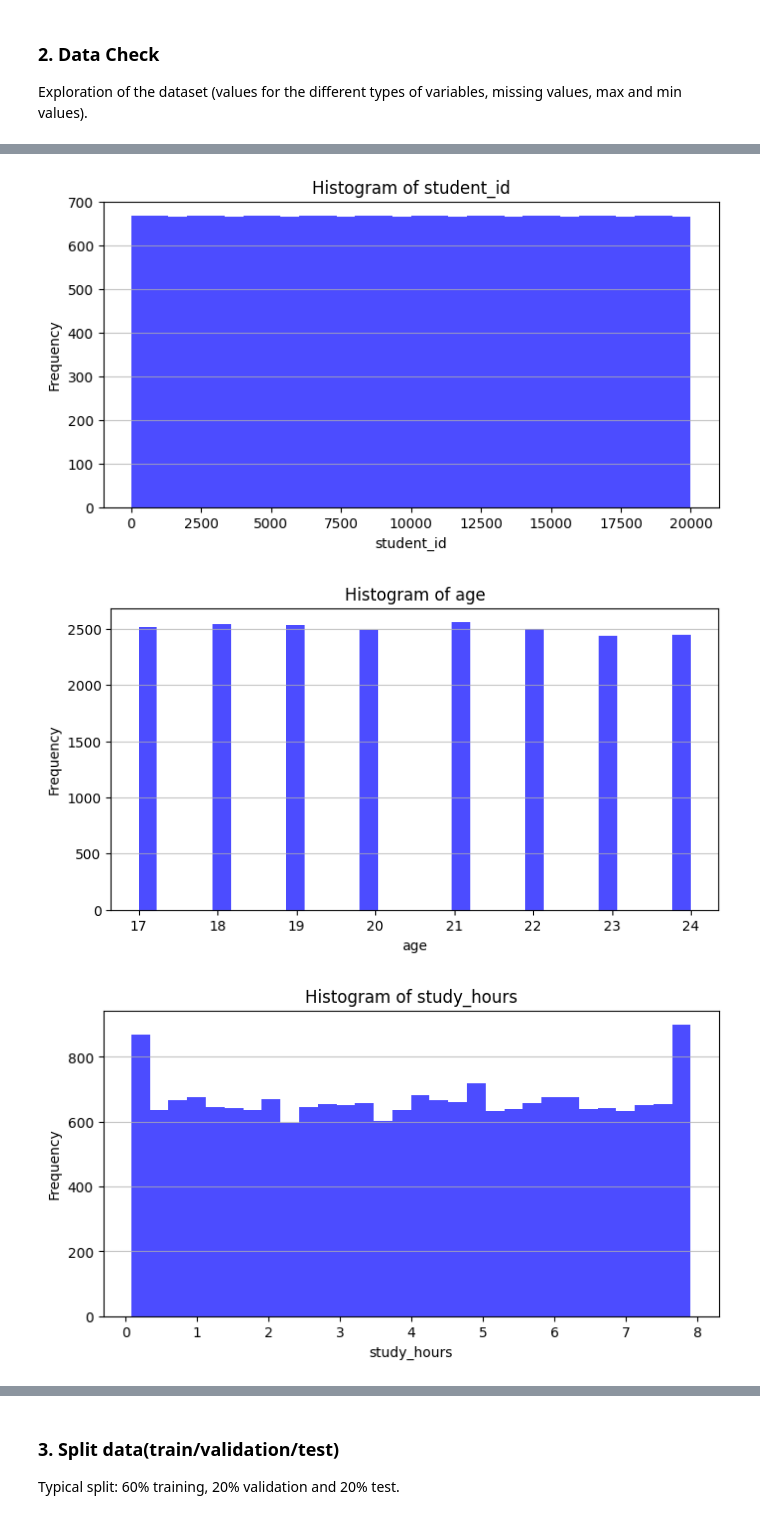
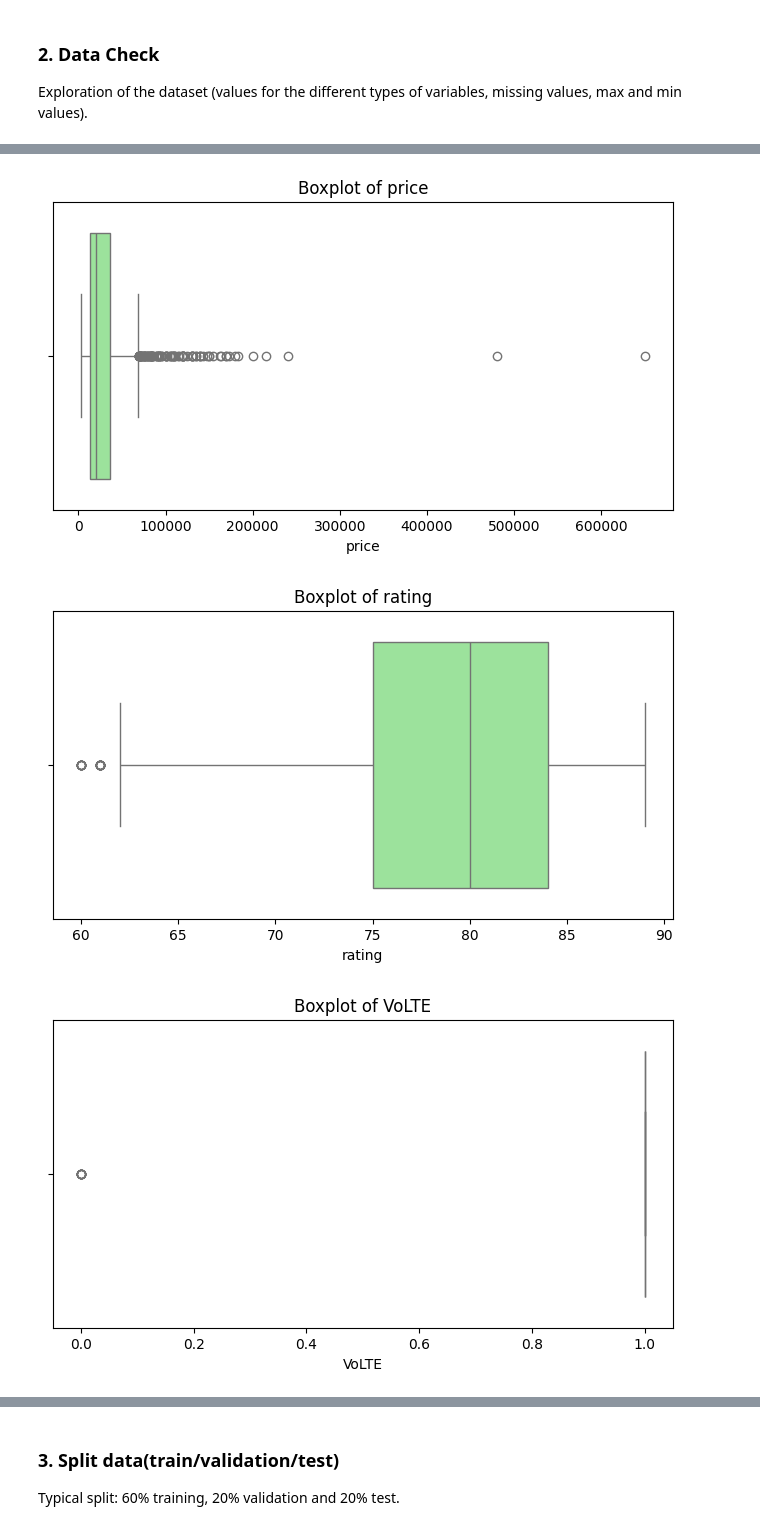
Before and after one commit to ferdlpz/ML-ZoomCamp-Capstone-project-3, a Jupyter notebook: 02 Notebook/Notebook.ipynb, the cells around one changed output, grey strips where cells are left out. Cells and saved outputs as stored; diff of their text form; code cells hidden in the pictures.

```diff
--- a/02 Notebook/Notebook.ipynb
+++ b/02 Notebook/Notebook.ipynb
@@ -64,0 +146,6 @@ memory usage: 2.0+ MB
+# %%
+# fast_charge_w: If it's zero, the phone most likely doesn't support fast charging. Enter 0.
+# refresh_rate_hz: Standard smartphones typically have a 60Hz refresh rate. A null here
+# likely indicates that it's not a marketable feature, so 60Hz is a safer bet than average.
+df['fast_charge_w'] = df['fast_charge_w'].fillna(0)
+df['refresh_rate_hz'] = df['refresh_rate_hz'].fillna(60)
@@ -64,0 +154,2 @@ memory usage: 2.0+ MB
+# %%
+df.dropna(subset=['screen_size_in', 'resolution'], inplace=True)
@@ -66,7 +167,6 @@ memory usage: 2.0+ MB
 # Review columns data types
 categorical_columns = list(df.dtypes[df.dtypes == 'object'].index)
 numerical_columns = list(df.dtypes[df.dtypes != 'object'].index)
-numerical_columns.remove('student_id')  # remove student_id from numerical columns
 
 # number of unique values in categorical columns
 print("Number of unique values in categorical columns:")
@@ -84,6 +188,9 @@ dtype: int64
 # %%
 # different values in categorical columns
 for column in categorical_columns:
+    if df[column].nunique() > 10:
+        print(f'Column: {column} has more than 10 unique values, skipping detailed value counts.')
+        continue
     print(f'Column: {column}')
     print(df[column].value_counts())
     print('-----------------------')
@@ -121,13 +228,14 @@ df[numerical_columns].describe()
 # %%
 for column in numerical_columns:
-    plt.figure(figsize=(8,4))
-    plt.hist(df[column].dropna(), bins=30, color='blue', alpha=0.7)
-    plt.title(f'Histogram of {column}')
-    plt.xlabel(column)
-    plt.ylabel('Frequency')
-    plt.grid(axis='y', alpha=0.75)
-    plt.show()
+    try:
+        plt.figure(figsize=(8,4))
+        sns.boxplot(x=df[column], color='lightgreen')
+        plt.title(f'Boxplot of {column}')
+        plt.xlabel(column)
+        plt.show()
+    except ImportError:
+        print(f"Seaborn not available for plotting {column}")
 # %% [output]
-[figure, old version]
+[figure, new version]
-[figure, old version]
+[figure, new version]
-[figure, old version]
+[figure, new version]
```
Also changed, not shown: parts of 89 cells of this notebook, 2 other files.
